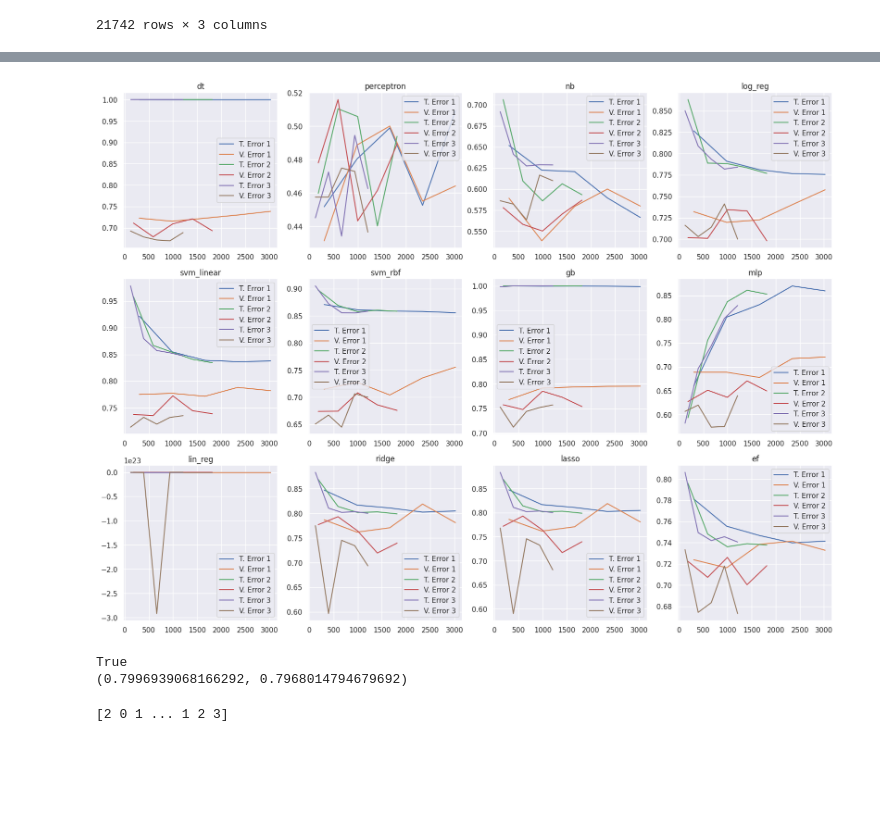
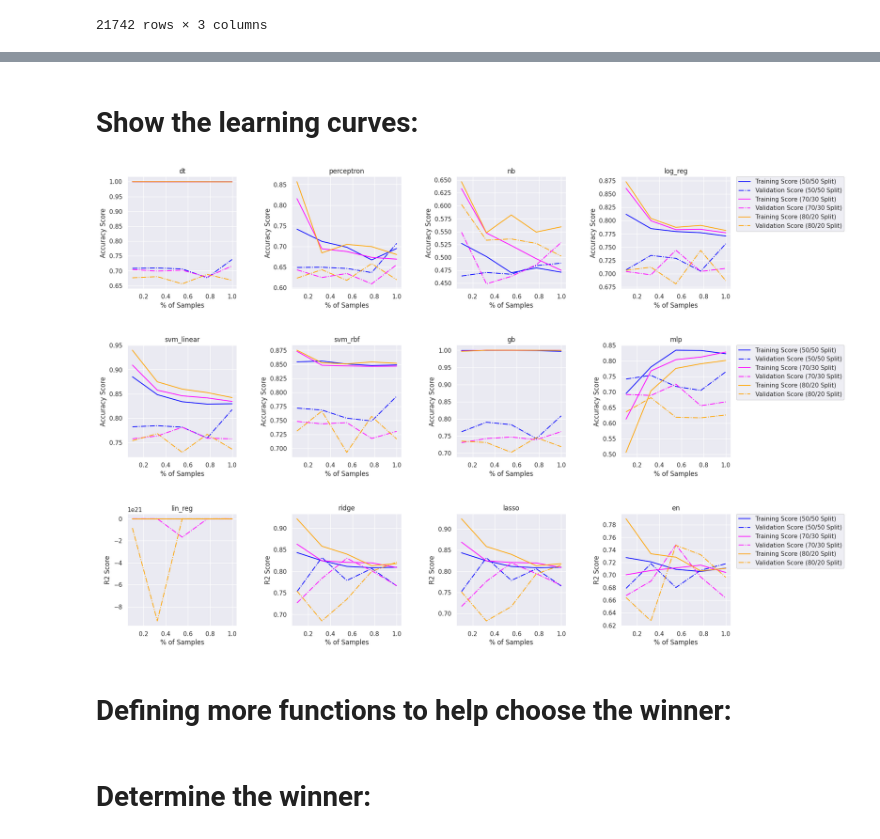
Before and after one commit to aimbesi1/CSC_4850-MachineLearning-Project, a Jupyter notebook: ML_Project.ipynb, the cells around one changed output, grey strips where cells are left out. Cells and saved outputs as stored; diff of their text form; code cells hidden in the pictures; blank space fills up the shorter version.

```diff
--- a/ML_Project.ipynb
+++ b/ML_Project.ipynb
@@ -242,10 +303,11 @@ df_final
 #     i = i + 1
 #   return pd.cut(y_subset, bins=quantiles, labels=range(n))
 
-def discretize(y_subset, y):
-  return pd.cut(y_subset, bins=[0, y.quantile(0.25), y.quantile(0.5), y.quantile(0.75), y.quantile(1)], labels=[0, 1, 2, 3])
+# def discretize(y_subset, y):
+#   return pd.cut(y_subset, bins=[0, y.quantile(0.25), y.quantile(0.5), y.quantile(0.75), y.quantile(1)], labels=[0, 1, 2, 3])
 
-X_train, X_test, y_train, y_test = train_test_split(X, y, train_size=0.50, random_state=1234)
+# X_train, X_test, y_train, y_test = train_test_split(X, y, train_size=0.50, random_state=1234)
 
-y_train_d = pd.cut(y_train, bins=[0, y.quantile(0.25), y.quantile(0.5), y.quantile(0.75), y.quantile(1)], labels=[0, 1, 2, 3])
-y_test_d = pd.cut(y_test, bins=[0, y.quantile(0.25), y.quantile(0.5), y.quantile(0.75), y.quantile(1)], labels=[0, 1, 2, 3])
+# y_train_d = pd.cut(y_train, bins=[0, y.quantile(0.25), y.quantile(0.5), y.quantile(0.75), y.quantile(1)], labels=[0, 1, 2, 3])
+# y_test_d = pd.cut(y_test, bins=[0, y.quantile(0.25), y.quantile(0.5), y.quantile(0.75), y.quantile(1)], labels=[0, 1, 2, 3])
+# y_test_d.describe()
@@ -837,26 +870,56 @@ for table in fold_tables:
+# %% [markdown]
+# Show the learning curves:
 # %%
 # Learning curves
+
+def show_learning_curve(ax, lc_sizes, train_scores, valid_scores, title, n, metric):
+  split = ""
+  color = ""
+  if n == 0:
+    split = "50/50"
+    color = "blue"
+  if n == 1:
+    split = "70/30"
+    color = "magenta"
+  if n == 2:
+    split = "80/20"
+    color = "orange"
+  max_size = max(lc_sizes)
+  train_mean = train_scores.mean(axis=1)
+  valid_mean = valid_scores.mean(axis=0)
+  ax.plot(lc_sizes / max_size, train_mean, linestyle="solid", color=color, label = f"Training Score ({split} Split)")
+  ax.plot(lc_sizes / max_size, valid_mean, linestyle="dashdot", color=color, label = f"Validation Score ({split} Split)")
+  ax.set_title(title)
+  ax.set_ylabel(metric)
+  ax.set_xlabel("% of Samples")
+
+
 f, ax = plt.subplots(3, 4, figsize = (20, 15))
 
 ax_y = 0
 ax_x = 0
 for key in learning_curves[0].keys():
   # Fill out one plot
   for sample in range(3):
     sizes, train_scores, test_scores = learning_curves[sample][key]
-    show_learning_curve(ax[ax_y][ax_x], sizes, train_scores, test_scores, key, (sample + 1))
+    metric = "Accuracy Score"
+    if is_regressor(key):
+      metric = "R2 Score"
+    show_learning_curve(ax[ax_y][ax_x], sizes, train_scores, test_scores, key, sample, metric)
   ax_x = ax_x + 1
   if ax_x >= len(ax[ax_y]):
+    ax[ax_y][ax_x-1].legend(bbox_to_anchor=(1.05, 1), loc='upper left', borderaxespad=0.)
     ax_y = ax_y + 1
     ax_x = 0
 
+plt.subplots_adjust(wspace=0.5, hspace=0.5)
 # f, ax = plt.subplots(1, (len(models[0]) + len(models[1])), figsize = (20, 15), sharey=True)
   # ax_idx = 0
   # for m_dict in models:
   #   for key in m_dict:
   #     for j in range(3):
   #       sizes, train_scores, test_scores = learning_curves[j][key]
   #       show_learning_curve(ax[ax_idx], sizes, train_scores, test_scores, key, (j+1))
   #     ax_idx = ax_idx + 1
 # %% [output]
-[figure, old version]
+[figure, new version]
@@ -863,8 +928,10 @@ for key in learning_curves[0].keys():
+# %% [markdown]
+# Defining more functions to help choose the winner:
 # %%
 # Pick best model
 
 def get_best_metrics(key, sample):
-  if key in {'lin_reg', 'ridge', 'lasso', 'ef'}:
+  if is_regressor(key):
     best_index = m_metrics[sample][key]['test_r2'].argmax()
     return {
         'mae': m_metrics[sample][key]['test_mae'][best_index],
@@ -886,19 +953,17 @@ def get_best_predict(key, sample):
 model1 = best_models['r'][0]['lin_reg']
 best_index = m_metrics[0]['lin_reg']['test_r2'].argmax()
 model2 = m_metrics[0]['lin_reg']['estimator'][best_index]
-print(model1 is model2)
+# print(model1 is model2)
 
 
 best_table = pd.DataFrame()
 
-print(best_scores[0]['lin_reg'])
+# print(best_scores[2]['gb'])
+# print(get_best_metrics('gb', 2))
-# %% [output]
-True
-(0.7996939068166292, 0.7968014794679692)
 # %%
-print(best_predictions[0]['gb'])
+# print(best_predictions[0]['gb'])
-# %% [output]
-[2 0 1 ... 1 2 3]
+# %% [markdown]
+# Determine the winner:
 # %%
 # Find the best model
 
```
Also changed, not shown: parts of 60 cells of this notebook.
